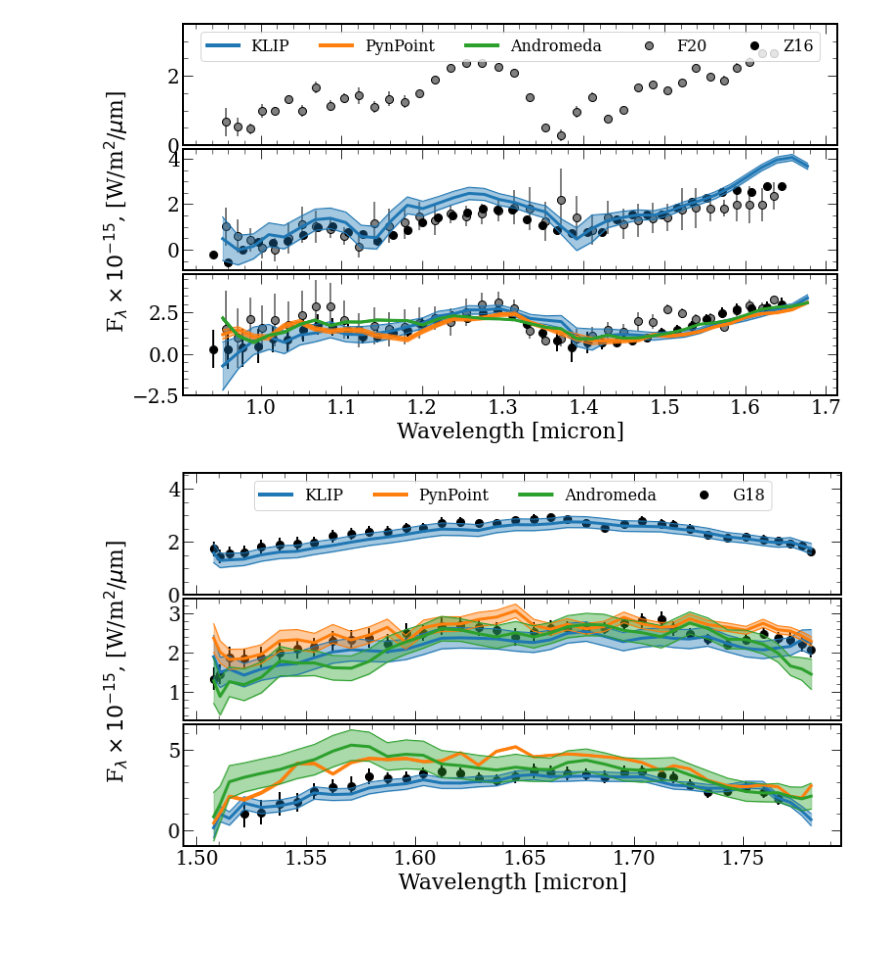
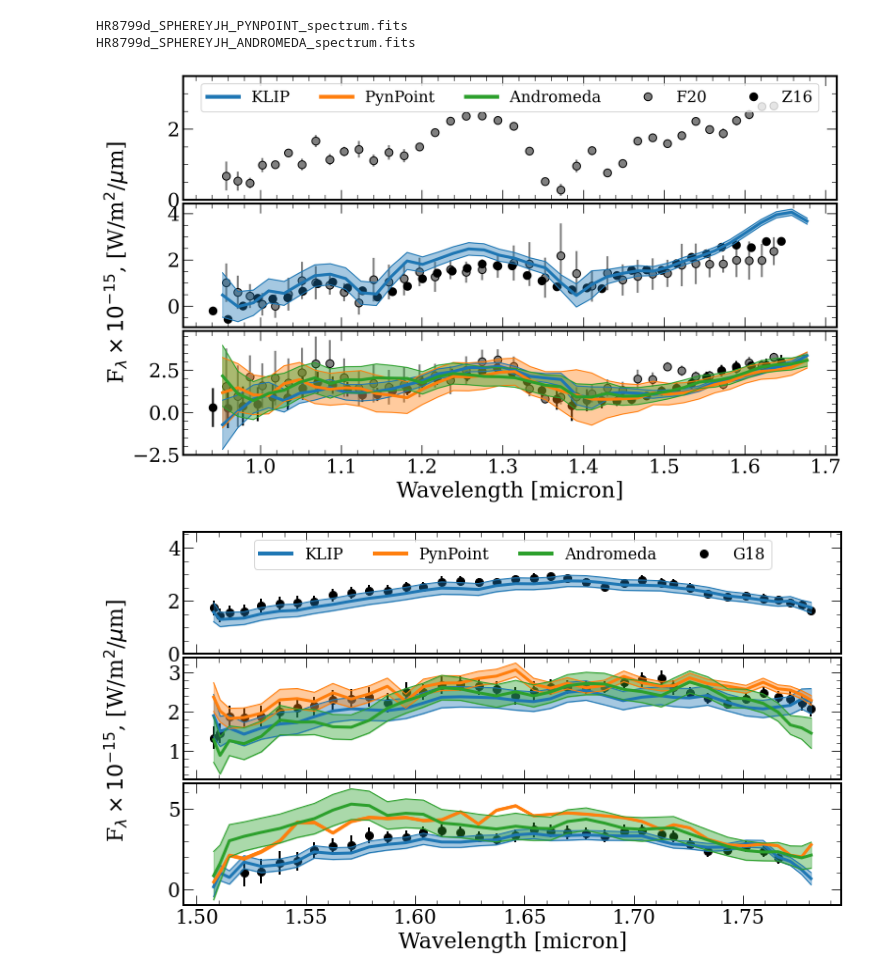
Before and after one commit to nenasedk/PhDNotebooks2, a Jupyter notebook: SphereDataComparison.ipynb, the cells around one changed output. Saved outputs shown, nothing was run; the diff lists cells and outputs as text; code cells hidden in the pictures; blank space fills up the shorter version.

```diff
--- a/SphereDataComparison.ipynb
+++ b/SphereDataComparison.ipynb
@@ -20,7 +22,7 @@ planets = ["c","d","e"]
 files = {}
 # "HR8799d_SPHEREYJH_KLIP_spectrum.fits",
 files["c"] = ["PACO_FLASSEUR_HR8799c_2016.txt"]
-files["d"] = ["HR8799d_SPHEREYJH_KLIP_2023_spectrum.fits","HR8799d_SPHEREYJH_PYNPOINT_spectrum.fits","HR8799d_SPHEREYJH_ANDROMEDA_spectrum.fits","PACO_FLASSEUR_HR8799d_2016.txt","HR8799d_SPHERE_2016.dat"]
+files["d"] = ["HR8799d_SPHEREYJH_KLIP_2023_spectrum.fits","HR8799d_GPIH_PYNPOINT_spectrum.fits","HR8799d_GPIH_ANDROMEDA_spectrum.fits"]
 files["e"] = ["HR8799e_SPHEREYJH_KLIP_2023_spectrum.fits","HR8799e_SPHEREYJH_PYNPOINT_spectrum.fits","HR8799e_SPHEREYJH_ANDROMEDA_spectrum.fits","PACO_FLASSEUR_HR8799e_2016.txt","HR8799e_SPHERE_2016.dat"]
 labels = {}
 labels["KLIP"] = "KLIP"
@@ -43,13 +45,16 @@ ax = axes.flatten()
 for i,planet in enumerate(planets):
     flist = files[planet]
     for j,f in enumerate(flist):
+        scale = 1
         name = ""
         if "KLIP" in f.upper():
             name = "KLIP"
         elif "AND" in f.upper():
             name = "ANDROMEDA"
+            scale = (41.2925/10)**2
         elif "PYN" in f.upper():
             name = "PYNPOINT"
+            scale = 60/8
         elif "PACO" in f.upper():
             name = "PACO"
         else:
@@ -59,6 +64,7 @@ for i,planet in enumerate(planets):
             try:
                 spec = fits.open(data_dir + f)["SPECTRUM"].data
             except FileNotFoundError:
+                print(f)
                 continue
             wlen = spec["WAVELENGTH"]
             flux = spec["FLUX"]
@@ -80,43 +86,47 @@ for i,planet in enumerate(planets):
                         zorder = 0)
         else:
             ax[i].fill_between(wlen,
-                        (flux-err)/1e-15,
-                        (flux+err)/1e-15,
+                        (flux-(err*scale))/1e-15 ,
+                        (flux+(err*scale))/1e-15,
                         label = None,
                         color = colours[name],
                         alpha = 0.4)
             ax[i].plot(wlen,
                     (flux)/1e-15,
                     color = colours[name],
                     label = labels[name],
                     linewidth = 3)
             ax[i].plot(wlen,
-                    (flux-err)/1e-15,
+                    (flux-(err*scale))/1e-15,
                     color = colours[name],
                     linewidth = 1)
             ax[i].plot(wlen,
-                    (flux+err)/1e-15,
+                    (flux+(err*scale))/1e-15,
                     color = colours[name],
                     linewidth = 1)
 
+eand = fits.open("/Users/nasedkin/Documents/HR8799/final_outputs/HR8799e_SPHEREYJH_ANDROMEDA_spectrum.fits")["SPECTRUM"].data
+#ax[2].errorbar(eand["WAVELENGTH"], eand["FLUX"]/1e-15, yerr = np.sqrt(np.diag(eand["COVARIANCE"]))/1e-15 ,elinewidth = 3)
 from matplotlib.lines import Line2D
 
 custom_lines = [Line2D([0], [0], color=colours["KLIP"], lw=4),
                 Line2D([0], [0], color=colours["PYNPOINT"], lw=4),
                 Line2D([0], [0], color=colours["ANDROMEDA"], lw=4),
                 Line2D([0], [0], color=colours["PACO"], lw=0, marker = 'o'),
                 Line2D([0], [0], color=colours["ZURLO"], lw=0, marker = 'o')
                 ]
 ax[0].legend(custom_lines, list(labels.values()),
              fontsize=16,
              loc = 'upper center',
              ncol = 5)
 ax[0].set_ylim(-1e-13,3.5)
 ax[2].set_xlabel("Wavelength [micron]", fontsize = 22)
 fig.text(0.03, 0.5, r'F$_{\lambda}\times10^{-15}$, [W/m$^{2}$/$\mu$m]', va='center', rotation='vertical', fontsize = 22)
 plt.savefig("plots/HR8799_SPHERE_DataComp_2023_v2.pdf",bbox_inches = 'tight')
 # %% [output]
+HR8799d_SPHEREYJH_PYNPOINT_spectrum.fits
+HR8799d_SPHEREYJH_ANDROMEDA_spectrum.fits
-[figure, old version]
+[figure, new version]
 # %%
 data_dir = "/Users/nasedkin/Documents/RetrievalResults/HR8799_2023_Retrievals/observations/"
 planets = ["c","d","e"]
```
Also changed, not shown: parts of 3 cells of this notebook, 11 other files.
